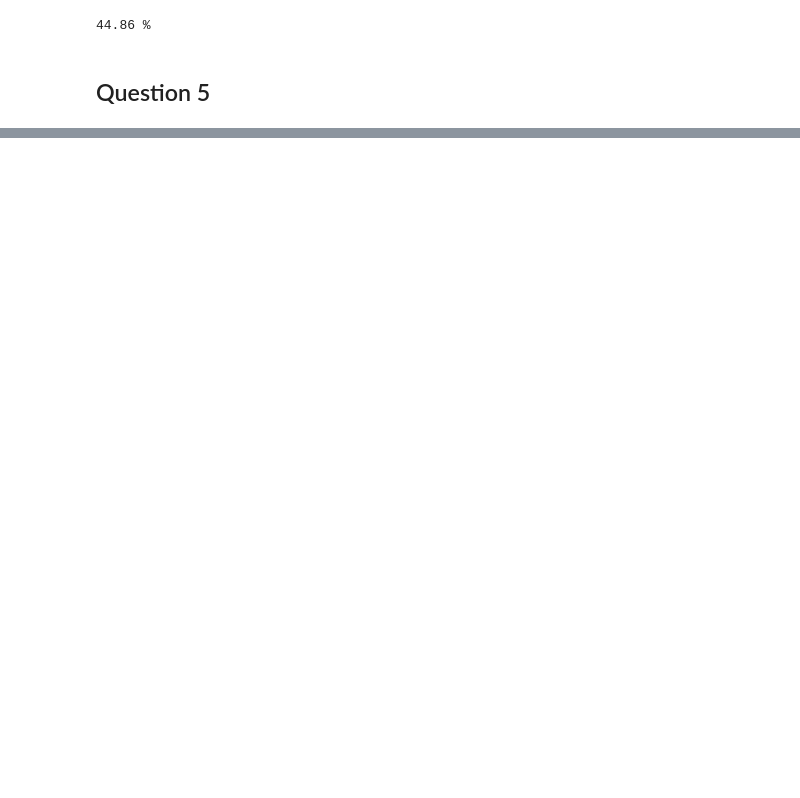
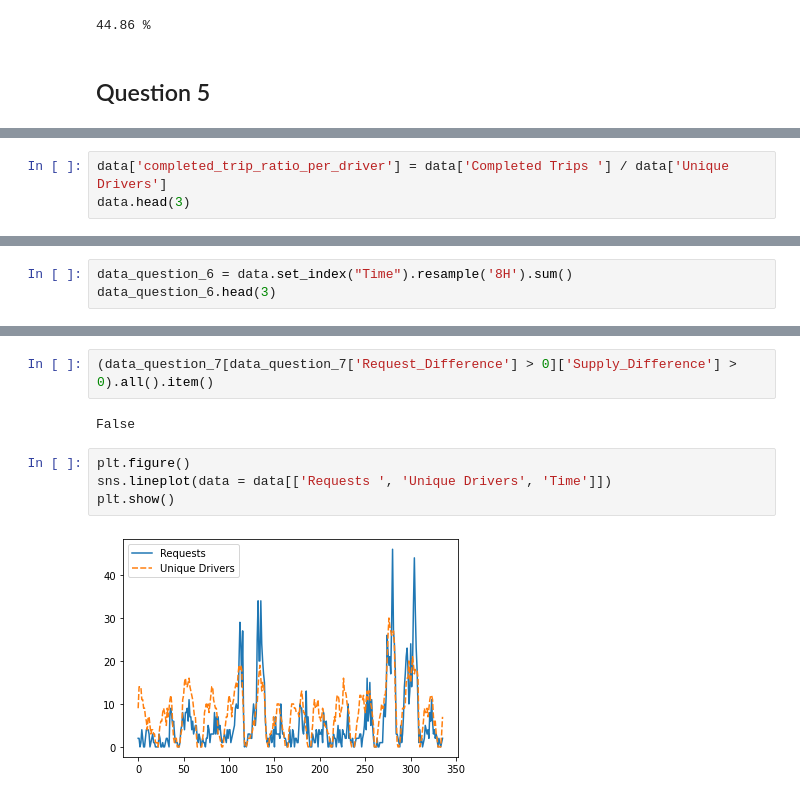
Before and after one commit to tugceturkkal/Data-Projects, a Jupyter notebook: Insights from City Supply and Demand Data.ipynb, the cells around one changed output, grey strips where cells are left out. Cells and saved outputs as stored; diff of their text form; blank space fills up the shorter version.

Commit message:
Insights from City Supply and Demand Data

```diff
--- a/Insights from City Supply and Demand Data.ipynb
+++ b/Insights from City Supply and Demand Data.ipynb
@@ -311,0 +319,3 @@ print(weekend_zeroes_percentage.round(2) , "%")
+# %%
+data['completed_trip_ratio_per_driver'] = data['Completed Trips '] / data['Unique Drivers']
+data.head(3)
@@ -311,0 +343,3 @@ print(weekend_zeroes_percentage.round(2) , "%")
+# %%
+data_question_6 = data.set_index("Time").resample('8H').sum()
+data_question_6.head(3)
@@ -311,0 +397,10 @@ print(weekend_zeroes_percentage.round(2) , "%")
+# %%
+(data_question_7[data_question_7['Request_Difference'] > 0]['Supply_Difference'] > 0).all().item()
+# %% [output]
+False
+# %%
+plt.figure()
+sns.lineplot(data = data[['Requests ', 'Unique Drivers', 'Time']])
+plt.show()
+# %% [output]
+[figure, added]
```
Also changed, not shown: parts of 17 cells of this notebook.
